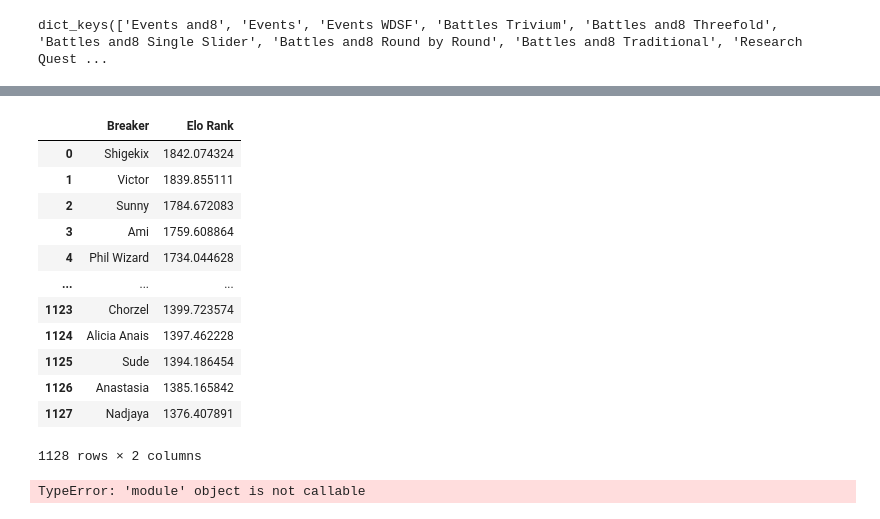
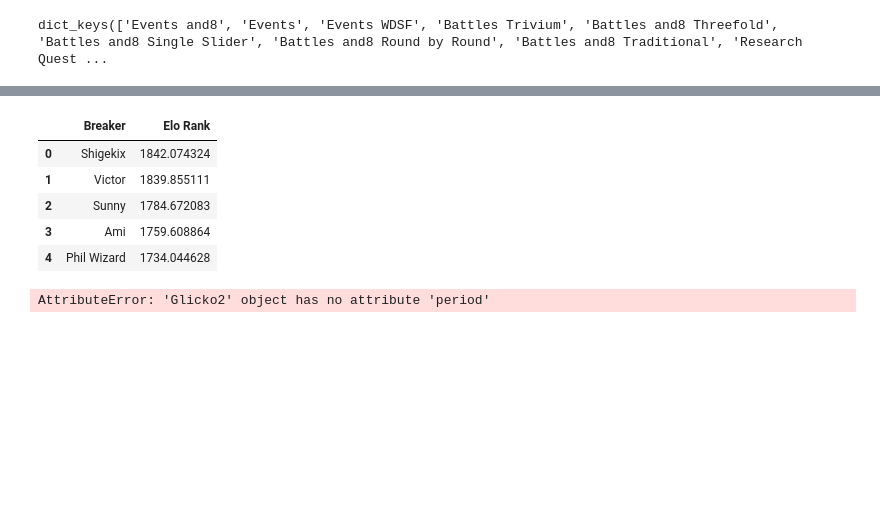
Before and after one commit to sarahaptumich/capstone, a Jupyter notebook: breaker_ranking.ipynb, the cells around one changed output, grey strips where cells are left out. Cells and saved outputs as stored; diff of their text form; code cells hidden in the pictures; blank space fills up the shorter version.

```diff
--- a/breaker_ranking.ipynb
+++ b/breaker_ranking.ipynb
@@ -187,23 +194,12 @@ for index, row in appendedBattles.iterrows():
 # %%
 sorted_elo=dict(sorted(elo_ratings.items(), key=lambda item: item[1], reverse=True))
 sorted_elo=pd.DataFrame.from_dict(sorted_elo, orient='index', columns=['Rank']).reset_index()
 sorted_elo.columns= ['Breaker', 'Elo Rank']
-sorted_elo
+sorted_elo.head(5)
 # %% [output]
 |  | Breaker | Elo Rank |
 | 0 | Shigekix | 1842.074324 |
 | 1 | Victor | 1839.855111 |
 | 2 | Sunny | 1784.672083 |
 | 3 | Ami | 1759.608864 |
 | 4 | Phil Wizard | 1734.044628 |
-| ... | ... | ... |
-| 1123 | Chorzel | 1399.723574 |
-| 1124 | Alicia Anais | 1397.462228 |
-| 1125 | Sude | 1394.186454 |
-| 1126 | Anastasia | 1385.165842 |
-| 1127 | Nadjaya | 1376.407891 |
-1128 rows × 2 columns
-# %%
-glicko_env = glicko2.glicko2()
-# %% [output]
-TypeError: 'module' object is not callable
@@ -209,0 +208,41 @@ TypeError: 'module' object is not callable
+# %%
+matches = appendedBattles
+
+# Create initial player ratings
+players = {name: glicko_env.create_rating() for name in pd.unique(matches[['breaker 1 (red)', 'breaker 2 (blue)']].values.ravel('K'))}
+
+for _, row in matches.iterrows():
+    # Get the player names and ratings
+    player1_name = row['breaker 1 (red)']
+    player2_name = row['breaker 2 (blue)']
+    winner_name = row['winner']
+
+    player1_rating = players[player1_name]
+    player2_rating = players[player2_name]
+
+    # Determine match outcome
+    if player1_name == winner_name:
+        outcome = (1, 0)
+    else:
+        outcome = (0, 1)
+
+    # Create period for each player
+    period1 = glicko_env.period()
+    period2 = glicko_env.period()
+
+    period1.add_player(player1_rating, [outcome[0]], [player2_rating])
+    period2.add_player(player2_rating, [outcome[1]], [player1_rating])
+
+    # Calculate new ratings
+    new_ratings1 = period1.rate()
+    new_ratings2 = period2.rate()
+
+    # Update the ratings dictionary
+    players[player1_name] = new_ratings1[player1_rating]
+    players[player2_name] = new_ratings2[player2_rating]
+
+# Output the final ratings
+for player_name, rating in players.items():
+    print(f'{player_name}: Rating {rating.mu}, RD {rating.phi}, Volatility {rating.sigma}')
+# %% [output]
+AttributeError: 'Glicko2' object has no attribute 'period'
```
Also changed, not shown: parts of 4 cells of this notebook.
